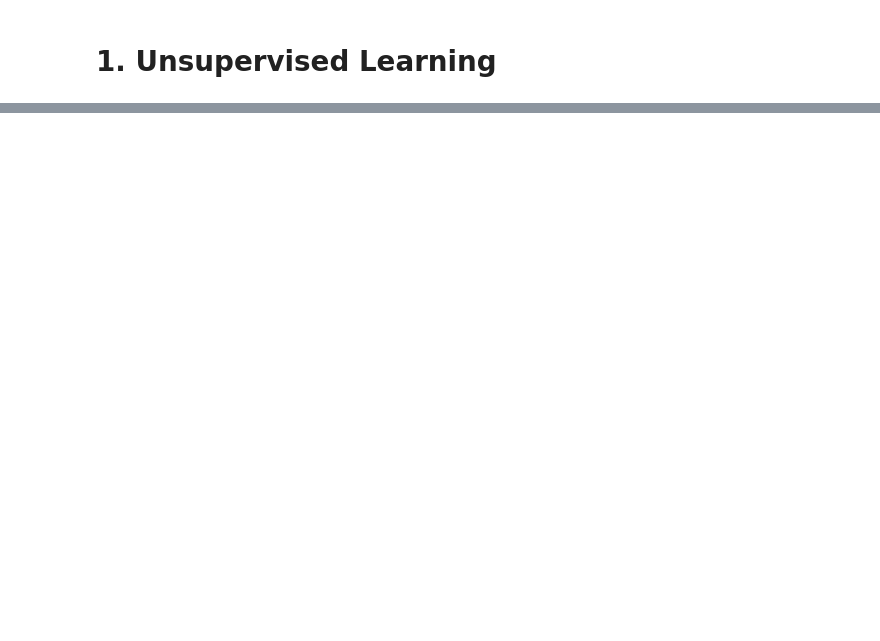
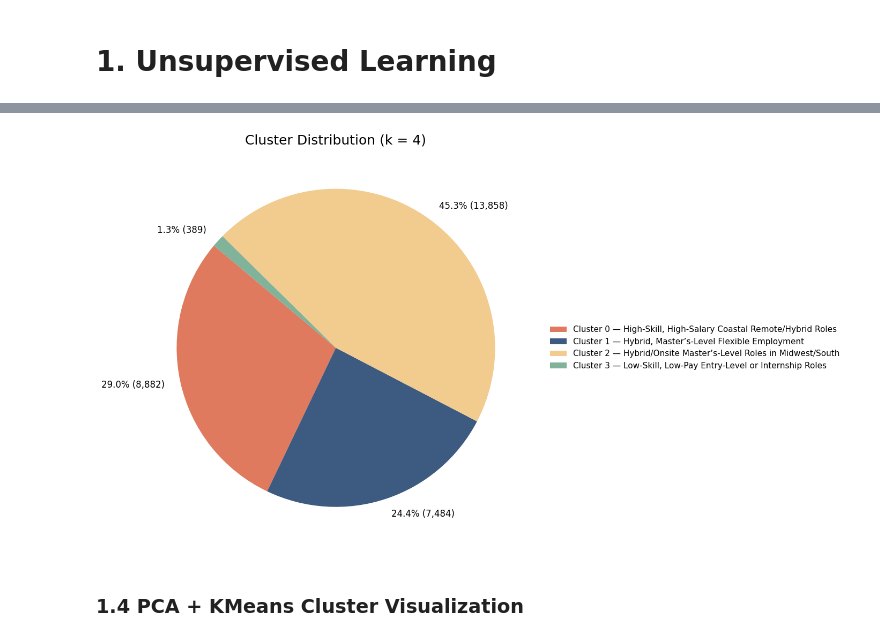
Before and after one commit to jiexnfan/ad688-employability-sp25A1-group2, a Jupyter notebook: tabs/ml_methods.ipynb, the cells around one changed output, grey strips where cells are left out. Saved outputs shown, nothing was run; the diff lists cells and outputs as text; code cells hidden in the pictures; blank space fills up the shorter version.

Commit message:
KMeans clustering update

```diff
--- a/tabs/ml_methods.ipynb
+++ b/tabs/ml_methods.ipynb
@@ -238,0 +592,51 @@ print(df[cols].dtypes)
+# %%
+import matplotlib.pyplot as plt
+
+# cluster data
+sizes = [8882, 7484, 13858, 389]
+
+percent_labels = [
+    "29.0% (8,882)",
+    "24.4% (7,484)",
+    "45.3% (13,858)",
+    "1.3% (389)"
+]
+
+# Full descriptions for legend
+legend_labels = [
+    "Cluster 0 — High-Skill, High-Salary Coastal Remote/Hybrid Roles",
+    "Cluster 1 — Hybrid, Master’s-Level Flexible Employment",
+    "Cluster 2 — Hybrid/Onsite Master’s-Level Roles in Midwest/South",
+    "Cluster 3 — Low-Skill, Low-Pay Entry-Level or Internship Roles"
+]
+
+colors = ["#E07A5F", "#3D5A80", "#F2CC8F", "#81B29A"]
+
+plt.figure(figsize=(12, 8))
+
+#  PIE CHART
+plt.pie(
+    sizes,
+    labels=percent_labels,
+    colors=colors,
+    startangle=140,
+    textprops={'fontsize': 12}
+)
+
+plt.title("Cluster Distribution (k = 4)", fontsize=18)
+
+#  LEGEND ON THE RIGHT
+plt.legend(
+    legend_labels,
+    loc="center left",
+    bbox_to_anchor=(1.02, 0.5),
+    fontsize=11,
+    frameon=False
+)
+
+plt.tight_layout()
+plt.show()
+# %% [output]
+[figure, added]
+# %% [markdown]
+### **1.4 PCA + KMeans Cluster Visualization**
```
Also changed, not shown: parts of 33 cells of this notebook.
